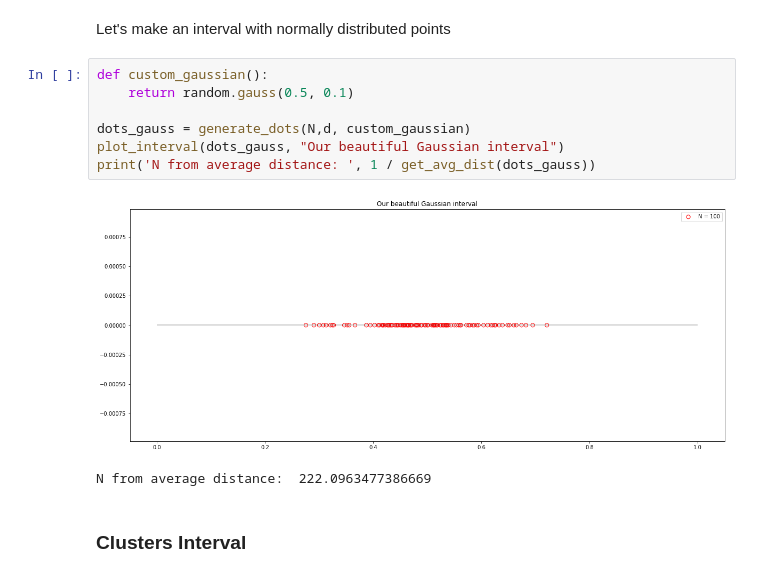
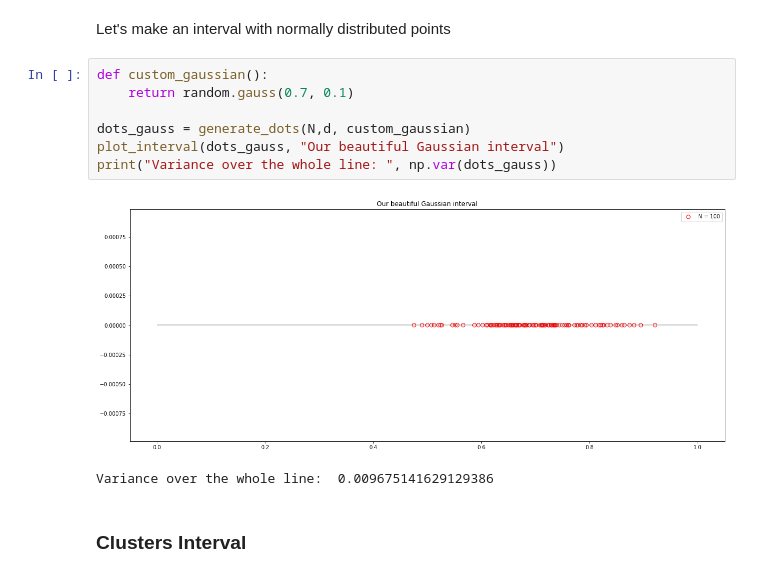
Before and after one commit to sebastiandro/probing-density, a Jupyter notebook: Probing Density.ipynb, the cells around one changed output. Cells and saved outputs as stored; diff of their text form.

```diff
--- a/Probing Density.ipynb
+++ b/Probing Density.ipynb
@@ -111,14 +98,14 @@ Max distance: 0.043637
 Let's make an interval with normally distributed points
 # %%
 def custom_gaussian():
-    return random.gauss(0.5, 0.1)
+    return random.gauss(0.7, 0.1)
 
 dots_gauss = generate_dots(N,d, custom_gaussian)
 plot_interval(dots_gauss, "Our beautiful Gaussian interval")
-print('N from average distance: ', 1 / get_avg_dist(dots_gauss))
+print("Variance over the whole line: ", np.var(dots_gauss))
 # %% [output]
-[figure, old version]
+[figure, new version]
-N from average distance:  222.0963477386669
+Variance over the whole line:  0.009675141629129386
 # %% [markdown]
 ### Clusters Interval
 # %%
```
Also changed, not shown: parts of 55 cells of this notebook.
